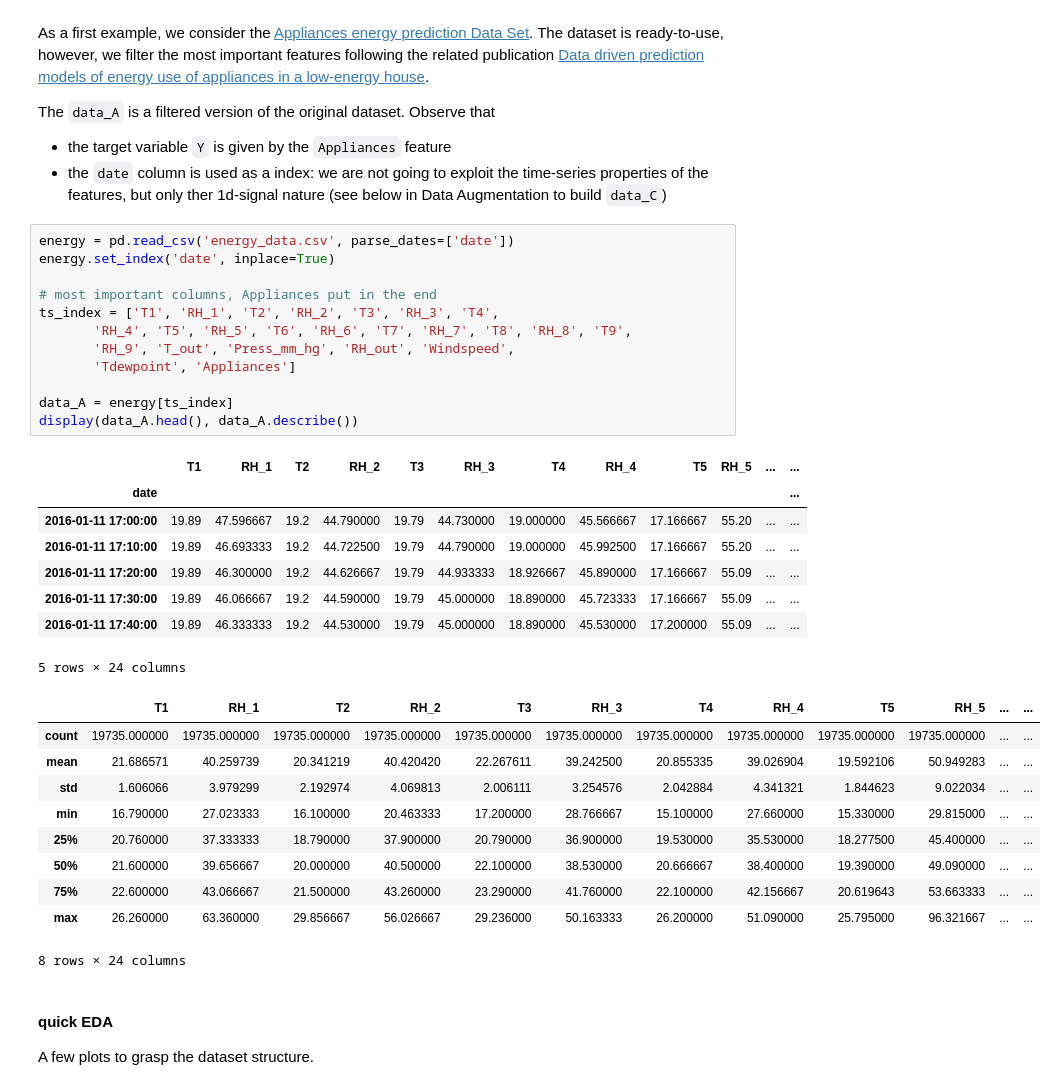
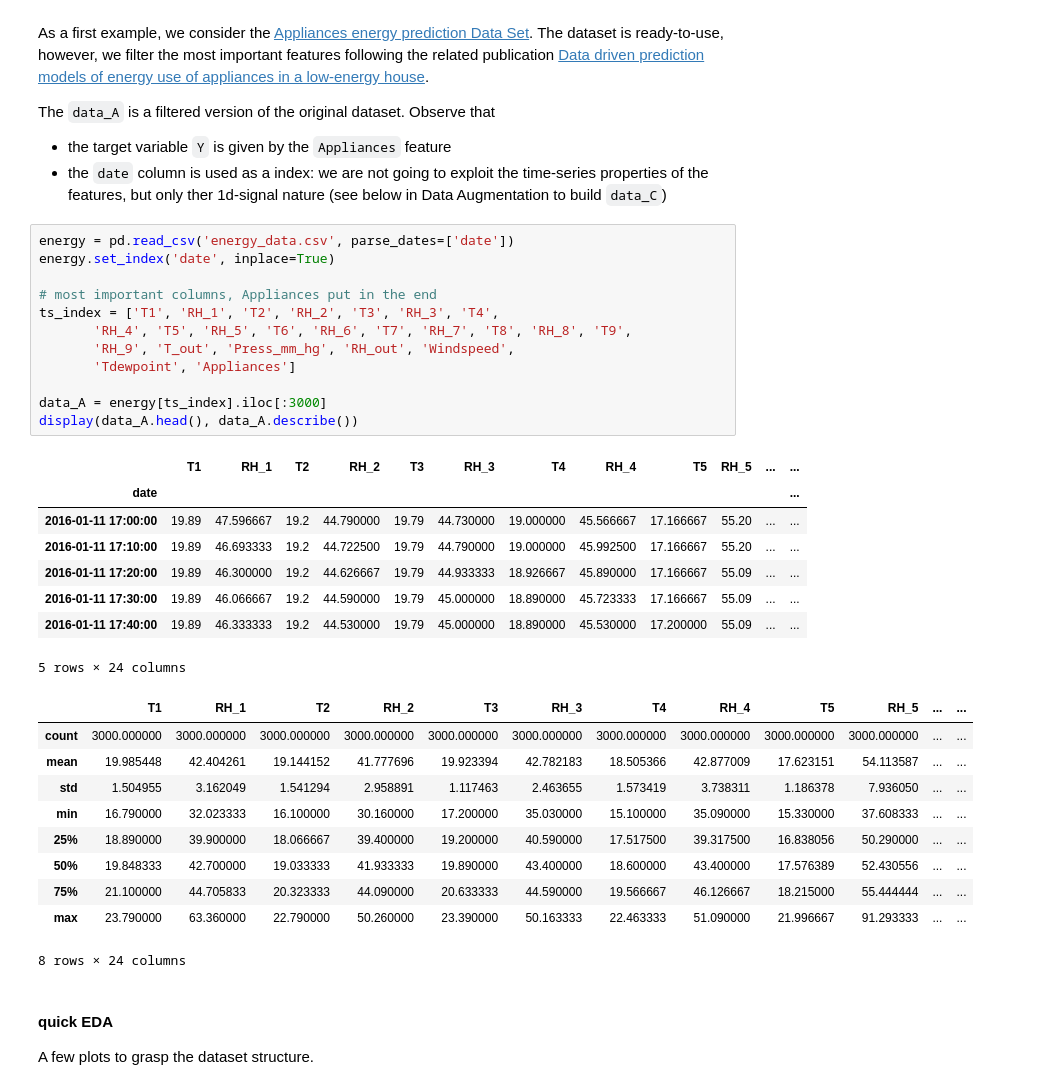
Before and after one commit to fdesmond/seme-ts, a Jupyter notebook: oracle.ipynb, the cells around one changed output. Cells and saved outputs as stored; diff of their text form.

```diff
--- a/oracle.ipynb
+++ b/oracle.ipynb
@@ -21,33 +21,33 @@ The `data_A` is a filtered version of the original dataset. Observe that
 # %%
 energy = pd.read_csv('energy_data.csv', parse_dates=['date'])
 energy.set_index('date', inplace=True)
 
 # most important columns, Appliances put in the end
 ts_index = ['T1', 'RH_1', 'T2', 'RH_2', 'T3', 'RH_3', 'T4',
        'RH_4', 'T5', 'RH_5', 'T6', 'RH_6', 'T7', 'RH_7', 'T8', 'RH_8', 'T9',
        'RH_9', 'T_out', 'Press_mm_hg', 'RH_out', 'Windspeed',
        'Tdewpoint', 'Appliances']
 
-data_A = energy[ts_index]
+data_A = energy[ts_index].iloc[:3000]
 display(data_A.head(), data_A.describe())
 # %% [output]
 |  | T1 | RH_1 | T2 | RH_2 | T3 | RH_3 | T4 | RH_4 | T5 | RH_5 | ... | ... |
 | date |  |  |  |  |  |  |  |  |  |  |  | ... |
 | 2016-01-11 17:00:00 | 19.89 | 47.596667 | 19.2 | 44.790000 | 19.79 | 44.730000 | 19.000000 | 45.566667 | 17.166667 | 55.20 | ... | ... |
 | 2016-01-11 17:10:00 | 19.89 | 46.693333 | 19.2 | 44.722500 | 19.79 | 44.790000 | 19.000000 | 45.992500 | 17.166667 | 55.20 | ... | ... |
 | 2016-01-11 17:20:00 | 19.89 | 46.300000 | 19.2 | 44.626667 | 19.79 | 44.933333 | 18.926667 | 45.890000 | 17.166667 | 55.09 | ... | ... |
 | 2016-01-11 17:30:00 | 19.89 | 46.066667 | 19.2 | 44.590000 | 19.79 | 45.000000 | 18.890000 | 45.723333 | 17.166667 | 55.09 | ... | ... |
 | 2016-01-11 17:40:00 | 19.89 | 46.333333 | 19.2 | 44.530000 | 19.79 | 45.000000 | 18.890000 | 45.530000 | 17.200000 | 55.09 | ... | ... |
 5 rows × 24 columns
 |  | T1 | RH_1 | T2 | RH_2 | T3 | RH_3 | T4 | RH_4 | T5 | RH_5 | ... | ... |
-| count | 19735.000000 | 19735.000000 | 19735.000000 | 19735.000000 | 19735.000000 | 19735.000000 | 19735.000000 | 19735.000000 | 19735.000000 | 19735.000000 | ... | ... |
-| mean | 21.686571 | 40.259739 | 20.341219 | 40.420420 | 22.267611 | 39.242500 | 20.855335 | 39.026904 | 19.592106 | 50.949283 | ... | ... |
-| std | 1.606066 | 3.979299 | 2.192974 | 4.069813 | 2.006111 | 3.254576 | 2.042884 | 4.341321 | 1.844623 | 9.022034 | ... | ... |
-| min | 16.790000 | 27.023333 | 16.100000 | 20.463333 | 17.200000 | 28.766667 | 15.100000 | 27.660000 | 15.330000 | 29.815000 | ... | ... |
-| 25% | 20.760000 | 37.333333 | 18.790000 | 37.900000 | 20.790000 | 36.900000 | 19.530000 | 35.530000 | 18.277500 | 45.400000 | ... | ... |
-| 50% | 21.600000 | 39.656667 | 20.000000 | 40.500000 | 22.100000 | 38.530000 | 20.666667 | 38.400000 | 19.390000 | 49.090000 | ... | ... |
-| 75% | 22.600000 | 43.066667 | 21.500000 | 43.260000 | 23.290000 | 41.760000 | 22.100000 | 42.156667 | 20.619643 | 53.663333 | ... | ... |
-| max | 26.260000 | 63.360000 | 29.856667 | 56.026667 | 29.236000 | 50.163333 | 26.200000 | 51.090000 | 25.795000 | 96.321667 | ... | ... |
+| count | 3000.000000 | 3000.000000 | 3000.000000 | 3000.000000 | 3000.000000 | 3000.000000 | 3000.000000 | 3000.000000 | 3000.000000 | 3000.000000 | ... | ... |
+| mean | 19.985448 | 42.404261 | 19.144152 | 41.777696 | 19.923394 | 42.782183 | 18.505366 | 42.877009 | 17.623151 | 54.113587 | ... | ... |
+| std | 1.504955 | 3.162049 | 1.541294 | 2.958891 | 1.117463 | 2.463655 | 1.573419 | 3.738311 | 1.186378 | 7.936050 | ... | ... |
+| min | 16.790000 | 32.023333 | 16.100000 | 30.160000 | 17.200000 | 35.030000 | 15.100000 | 35.090000 | 15.330000 | 37.608333 | ... | ... |
+| 25% | 18.890000 | 39.900000 | 18.066667 | 39.400000 | 19.200000 | 40.590000 | 17.517500 | 39.317500 | 16.838056 | 50.290000 | ... | ... |
+| 50% | 19.848333 | 42.700000 | 19.033333 | 41.933333 | 19.890000 | 43.400000 | 18.600000 | 43.400000 | 17.576389 | 52.430556 | ... | ... |
+| 75% | 21.100000 | 44.705833 | 20.323333 | 44.090000 | 20.633333 | 44.590000 | 19.566667 | 46.126667 | 18.215000 | 55.444444 | ... | ... |
+| max | 23.790000 | 63.360000 | 22.790000 | 50.260000 | 23.390000 | 50.163333 | 22.463333 | 51.090000 | 21.996667 | 91.293333 | ... | ... |
 8 rows × 24 columns
 # %% [markdown]
 #### quick EDA
```
Also changed, not shown: parts of 15 cells of this notebook.
